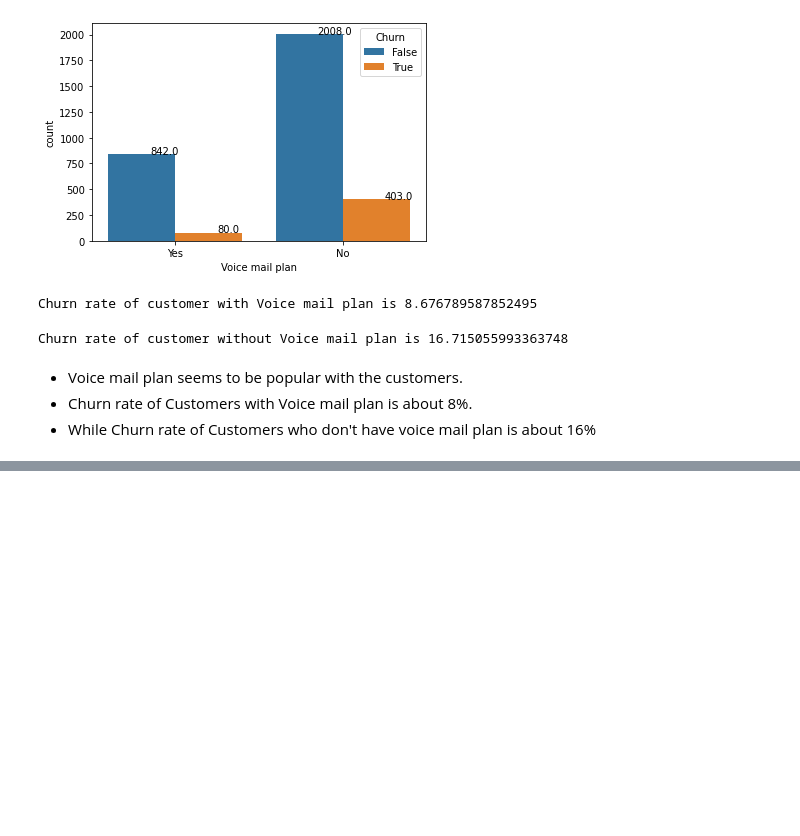
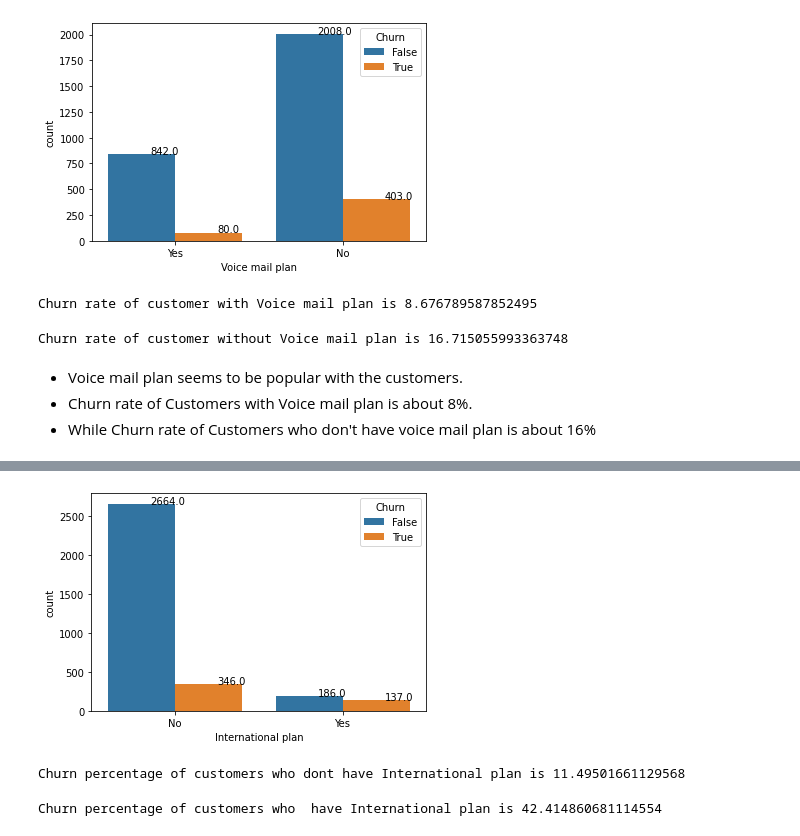
Before and after one commit to omajipawar/Telecom-Churn-Analysis, a Jupyter notebook: Telecom_Churn_Analysis_(Omaji_Pawar)_Capstone_Project.ipynb, the cells around one changed output, grey strips where cells are left out. Drawn from its saved outputs; the diff is of its cells as text; code cells hidden in the pictures; blank space fills up the shorter version.

```diff
--- a/Telecom_Churn_Analysis_(Omaji_Pawar)_Capstone_Project.ipynb
+++ b/Telecom_Churn_Analysis_(Omaji_Pawar)_Capstone_Project.ipynb
@@ -247,0 +284,19 @@ Churn rate of customer without Voice mail plan is 16.715055993363748
+# %%
+#Plotting a countplot showing Churn according to International plan
+ax = sns.countplot(x = 'International plan', hue = 'Churn', data = df)
+for p in ax.patches:
+   ax.annotate('{:.1f}'.format(p.get_height()), (p.get_x()+0.25, p.get_height()+0.01))
+
+plt.show()
+# %% [output]
+[figure, added]
+# %%
+#Churn percentage of customers who dont have International plan
+print('Churn percentage of customers who dont have International plan is',346*100/3010)
+# %% [output]
+Churn percentage of customers who dont have International plan is 11.49501661129568
+# %%
+#Churn percentage of customers who  have International plan.
+print('Churn percentage of customers who  have International plan is',137*100/323)
+# %% [output]
+Churn percentage of customers who  have International plan is 42.414860681114554
```
Also changed, not shown: parts of 8 cells of this notebook.
